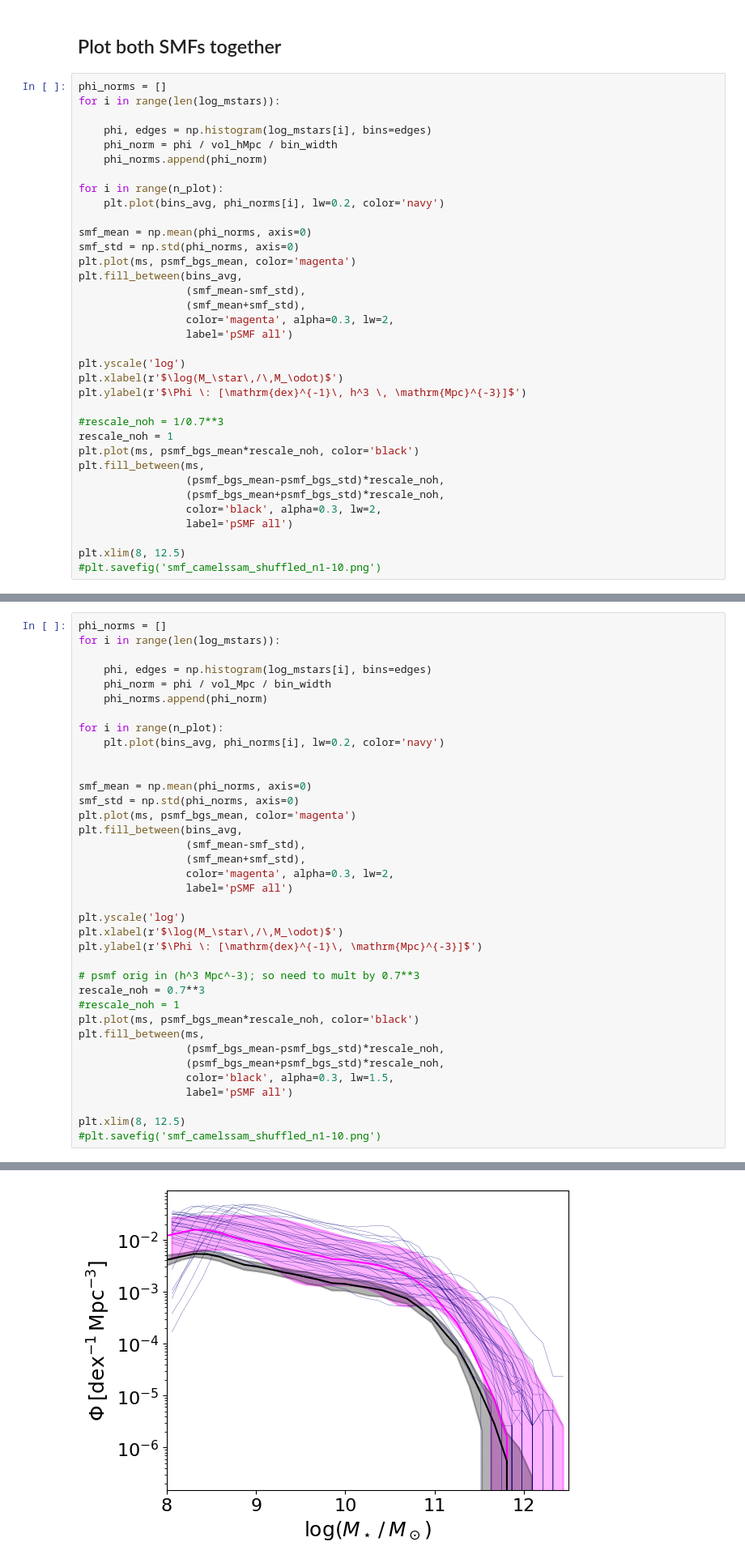
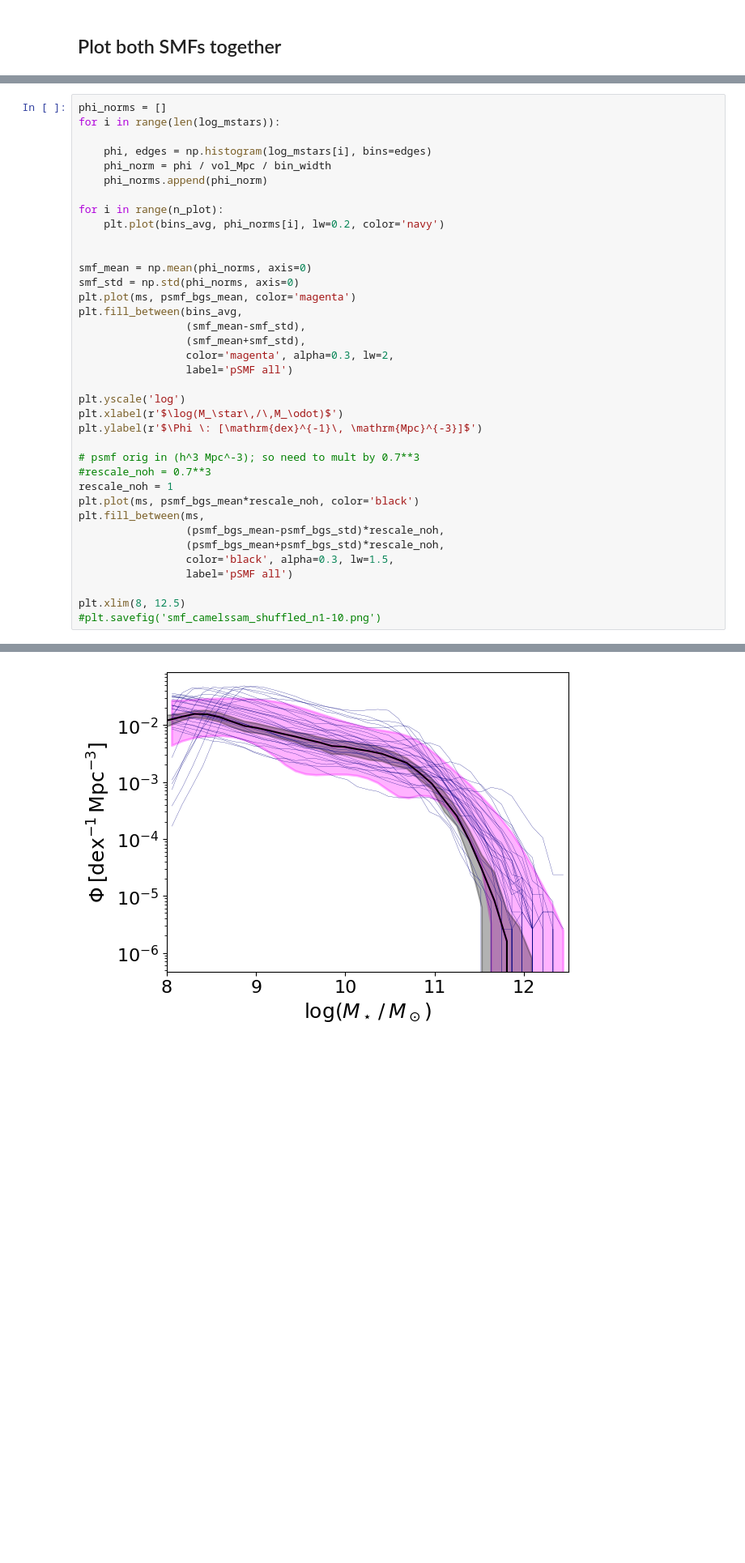
Before and after one commit to kstoreyf/biasexp-target-observable, a Jupyter notebook: notebooks/2023-11-10_camels-sam_checks.ipynb, the cells around one changed output, grey strips where cells are left out. Shown at 81% size. Saved outputs shown, nothing was run; the diff lists cells and outputs as text; blank space fills up the shorter version.

```diff
--- a/notebooks/2023-11-10_camels-sam_checks.ipynb
+++ b/notebooks/2023-11-10_camels-sam_checks.ipynb
@@ -115,38 +117,3 @@ for i in range(sim_start, sim_end):
 n_plot = 30
 # %% [markdown]
 ## Plot both SMFs together
-# %%
-phi_norms = []
-for i in range(len(log_mstars)):
-
-    phi, edges = np.histogram(log_mstars[i], bins=edges)
-    phi_norm = phi / vol_hMpc / bin_width
-    phi_norms.append(phi_norm)
-
-for i in range(n_plot):
-    plt.plot(bins_avg, phi_norms[i], lw=0.2, color='navy')
-
-smf_mean = np.mean(phi_norms, axis=0)
-smf_std = np.std(phi_norms, axis=0)
-plt.plot(ms, psmf_bgs_mean, color='magenta')
-plt.fill_between(bins_avg,
-                 (smf_mean-smf_std),
-                 (smf_mean+smf_std),
-                 color='magenta', alpha=0.3, lw=2,
-                 label='pSMF all')
-
-plt.yscale('log')
-plt.xlabel(r'$\log(M_\star\,/\,M_\odot)$')
-plt.ylabel(r'$\Phi \: [\mathrm{dex}^{-1}\, h^3 \, \mathrm{Mpc}^{-3}]$')
-
-#rescale_noh = 1/0.7**3
-rescale_noh = 1
-plt.plot(ms, psmf_bgs_mean*rescale_noh, color='black')
-plt.fill_between(ms,
-                 (psmf_bgs_mean-psmf_bgs_std)*rescale_noh,
-                 (psmf_bgs_mean+psmf_bgs_std)*rescale_noh,
-                 color='black', alpha=0.3, lw=2,
-                 label='pSMF all')
-
-plt.xlim(8, 12.5)
-#plt.savefig('smf_camelssam_shuffled_n1-10.png')
@@ -163,36 +127,36 @@ for i in range(len(log_mstars)):
 
 for i in range(n_plot):
     plt.plot(bins_avg, phi_norms[i], lw=0.2, color='navy')
 
 
 smf_mean = np.mean(phi_norms, axis=0)
 smf_std = np.std(phi_norms, axis=0)
 plt.plot(ms, psmf_bgs_mean, color='magenta')
 plt.fill_between(bins_avg,
                  (smf_mean-smf_std),
                  (smf_mean+smf_std),
                  color='magenta', alpha=0.3, lw=2,
                  label='pSMF all')
 
 plt.yscale('log')
 plt.xlabel(r'$\log(M_\star\,/\,M_\odot)$')
 plt.ylabel(r'$\Phi \: [\mathrm{dex}^{-1}\, \mathrm{Mpc}^{-3}]$')
 
 # psmf orig in (h^3 Mpc^-3); so need to mult by 0.7**3
-rescale_noh = 0.7**3
-#rescale_noh = 1
+#rescale_noh = 0.7**3
+rescale_noh = 1
 plt.plot(ms, psmf_bgs_mean*rescale_noh, color='black')
 plt.fill_between(ms,
                  (psmf_bgs_mean-psmf_bgs_std)*rescale_noh,
                  (psmf_bgs_mean+psmf_bgs_std)*rescale_noh,
                  color='black', alpha=0.3, lw=1.5,
                  label='pSMF all')
 
 plt.xlim(8, 12.5)
 #plt.savefig('smf_camelssam_shuffled_n1-10.png')
 # %% [output]
 (8.0, 12.5)
-[figure, old version]
+[figure, new version]
 # %% [markdown]
 ## Check number densities
 # %%
```
Also changed, not shown: parts of 11 cells of this notebook, 1 other file.
